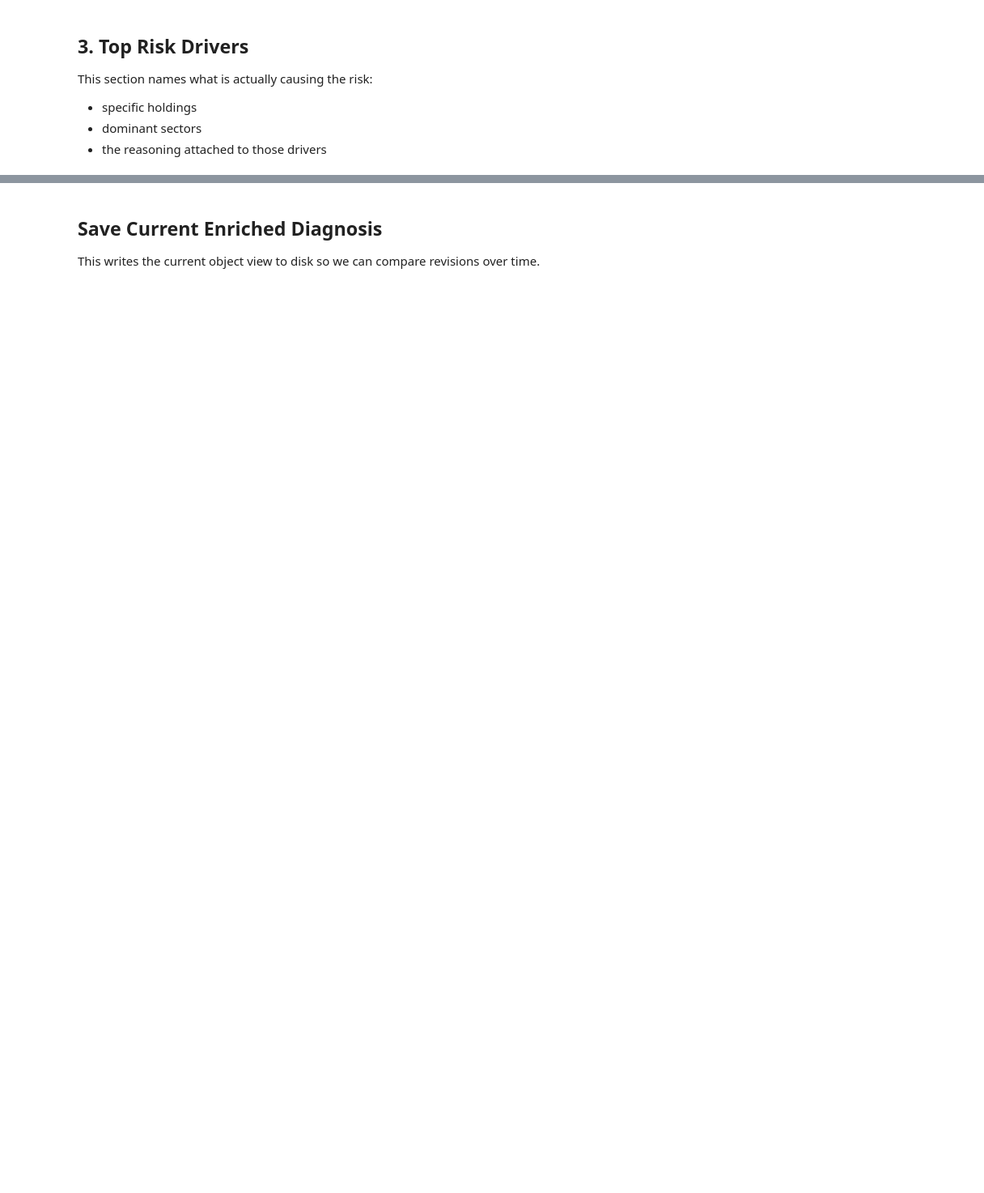
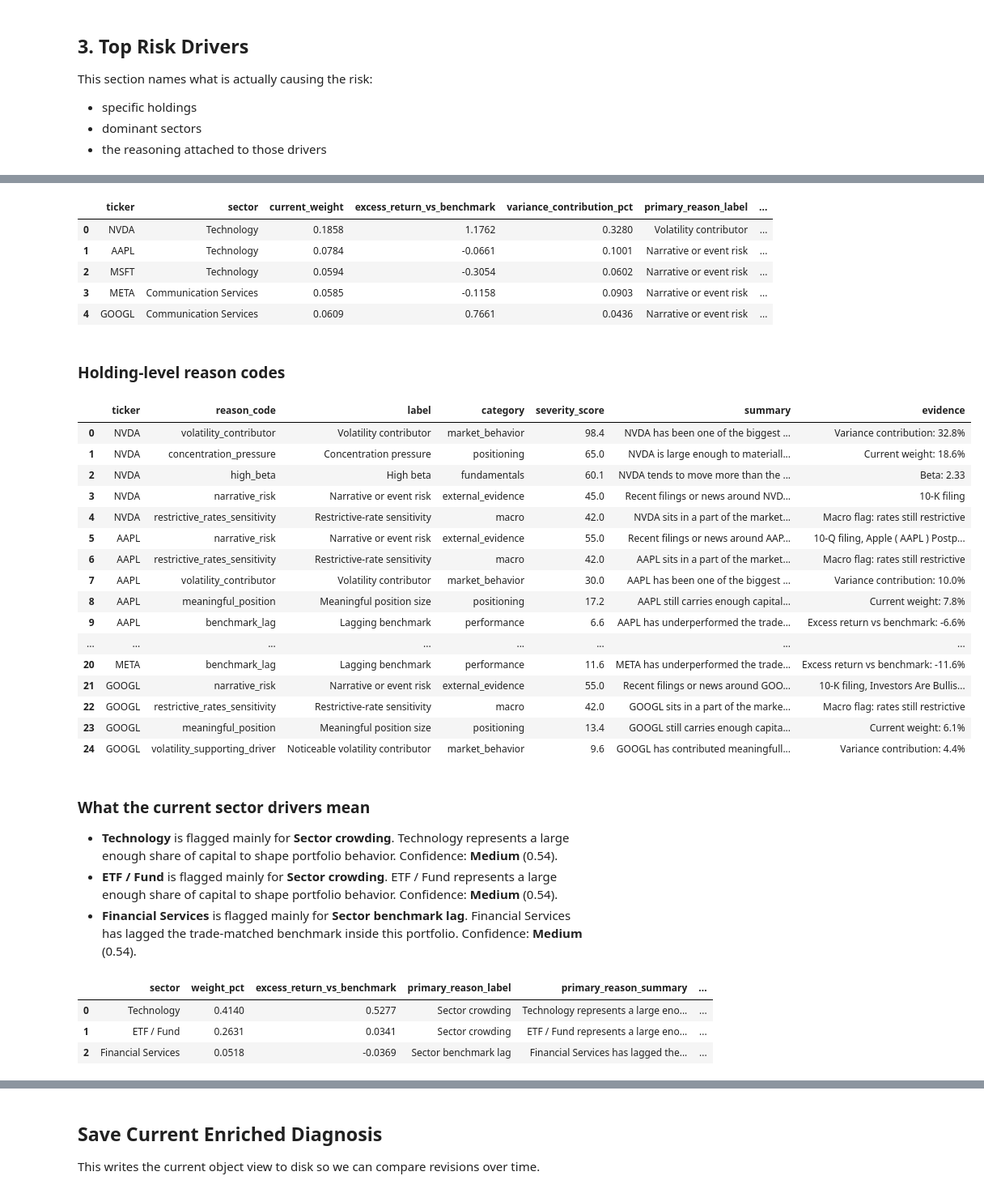
Before and after one commit to sagnikrana/portfolio-analyzer, a Jupyter notebook: data_pipeline/PortfolioRiskDiagnosis.ipynb, the cells around one changed output, grey strips where cells are left out. Shown at 81% size. Saved outputs shown, nothing was run; the diff lists cells and outputs as text; code cells hidden in the pictures; blank space fills up the shorter version.

Commit message:
Add reason-code framework to diagnosis layer

```diff
--- a/data_pipeline/PortfolioRiskDiagnosis.ipynb
+++ b/data_pipeline/PortfolioRiskDiagnosis.ipynb
@@ -257,0 +332,13 @@ display(sector_drivers_df)
+# %%
+
+top_holding_drivers_df = build_top_holding_drivers_df(diagnosis)
+reason_code_df = build_reason_code_df(diagnosis)
+top_sector_drivers_df = build_top_sector_drivers_df(diagnosis)
+
+display(Markdown(build_holding_driver_markdown(diagnosis)))
+display(top_holding_drivers_df)
+display(Markdown("### Holding-level reason codes"))
+display(reason_code_df)
+display(Markdown(build_sector_driver_markdown(diagnosis)))
+display(top_sector_drivers_df)
+# %% [output]
@@ -258,3 +352,36 @@ display(sector_drivers_df)
+|  | ticker | sector | current_weight | excess_return_vs_benchmark | variance_contribution_pct | primary_reason_label | ... |
+| 0 | NVDA | Technology | 0.1858 | 1.1762 | 0.3280 | Volatility contributor | ... |
+| 1 | AAPL | Technology | 0.0784 | -0.0661 | 0.1001 | Narrative or event risk | ... |
+| 2 | MSFT | Technology | 0.0594 | -0.3054 | 0.0602 | Narrative or event risk | ... |
+| 3 | META | Communication Services | 0.0585 | -0.1158 | 0.0903 | Narrative or event risk | ... |
+| 4 | GOOGL | Communication Services | 0.0609 | 0.7661 | 0.0436 | Narrative or event risk | ... |
+### Holding-level reason codes
+|  | ticker | reason_code | label | category | severity_score | summary | evidence |
+| 0 | NVDA | volatility_contributor | Volatility contributor | market_behavior | 98.4 | NVDA has been one of the biggest ... | Variance contribution: 32.8% |
+| 1 | NVDA | concentration_pressure | Concentration pressure | positioning | 65.0 | NVDA is large enough to materiall... | Current weight: 18.6% |
+| 2 | NVDA | high_beta | High beta | fundamentals | 60.1 | NVDA tends to move more than the ... | Beta: 2.33 |
+| 3 | NVDA | narrative_risk | Narrative or event risk | external_evidence | 45.0 | Recent filings or news around NVD... | 10-K filing |
+| 4 | NVDA | restrictive_rates_sensitivity | Restrictive-rate sensitivity | macro | 42.0 | NVDA sits in a part of the market... | Macro flag: rates still restrictive |
+| 5 | AAPL | narrative_risk | Narrative or event risk | external_evidence | 55.0 | Recent filings or news around AAP... | 10-Q filing, Apple ( AAPL ) Postp... |
+| 6 | AAPL | restrictive_rates_sensitivity | Restrictive-rate sensitivity | macro | 42.0 | AAPL sits in a part of the market... | Macro flag: rates still restrictive |
+| 7 | AAPL | volatility_contributor | Volatility contributor | market_behavior | 30.0 | AAPL has been one of the biggest ... | Variance contribution: 10.0% |
+| 8 | AAPL | meaningful_position | Meaningful position size | positioning | 17.2 | AAPL still carries enough capital... | Current weight: 7.8% |
+| 9 | AAPL | benchmark_lag | Lagging benchmark | performance | 6.6 | AAPL has underperformed the trade... | Excess return vs benchmark: -6.6% |
+| ... | ... | ... | ... | ... | ... | ... | ... |
+| 20 | META | benchmark_lag | Lagging benchmark | performance | 11.6 | META has underperformed the trade... | Excess return vs benchmark: -11.6% |
+| 21 | GOOGL | narrative_risk | Narrative or event risk | external_evidence | 55.0 | Recent filings or news around GOO... | 10-K filing, Investors Are Bullis... |
+| 22 | GOOGL | restrictive_rates_sensitivity | Restrictive-rate sensitivity | macro | 42.0 | GOOGL sits in a part of the marke... | Macro flag: rates still restrictive |
+| 23 | GOOGL | meaningful_position | Meaningful position size | positioning | 13.4 | GOOGL still carries enough capita... | Current weight: 6.1% |
+| 24 | GOOGL | volatility_supporting_driver | Noticeable volatility contributor | market_behavior | 9.6 | GOOGL has contributed meaningfull... | Variance contribution: 4.4% |
+### What the current sector drivers mean
+
+- **Technology** is flagged mainly for **Sector crowding**. Technology represents a large enough share of capital to shape portfolio behavior. Confidence: **Medium** (0.54).
+- **ETF / Fund** is flagged mainly for **Sector crowding**. ETF / Fund represents a large enough share of capital to shape portfolio behavior. Confidence: **Medium** (0.54).
+- **Financial Services** is flagged mainly for **Sector benchmark lag**. Financial Services has lagged the trade-matched benchmark inside this portfolio. Confidence: **Medium** (0.54).
+|  | sector | weight_pct | excess_return_vs_benchmark | primary_reason_label | primary_reason_summary | ... |
+| 0 | Technology | 0.4140 | 0.5277 | Sector crowding | Technology represents a large eno... | ... |
+| 1 | ETF / Fund | 0.2631 | 0.0341 | Sector crowding | ETF / Fund represents a large eno... | ... |
+| 2 | Financial Services | 0.0518 | -0.0369 | Sector benchmark lag | Financial Services has lagged the... | ... |
 # %% [markdown]
 ## 4. Supporting Evidence
 
```
Also changed, not shown: parts of 10 cells of this notebook, 1 other file.
